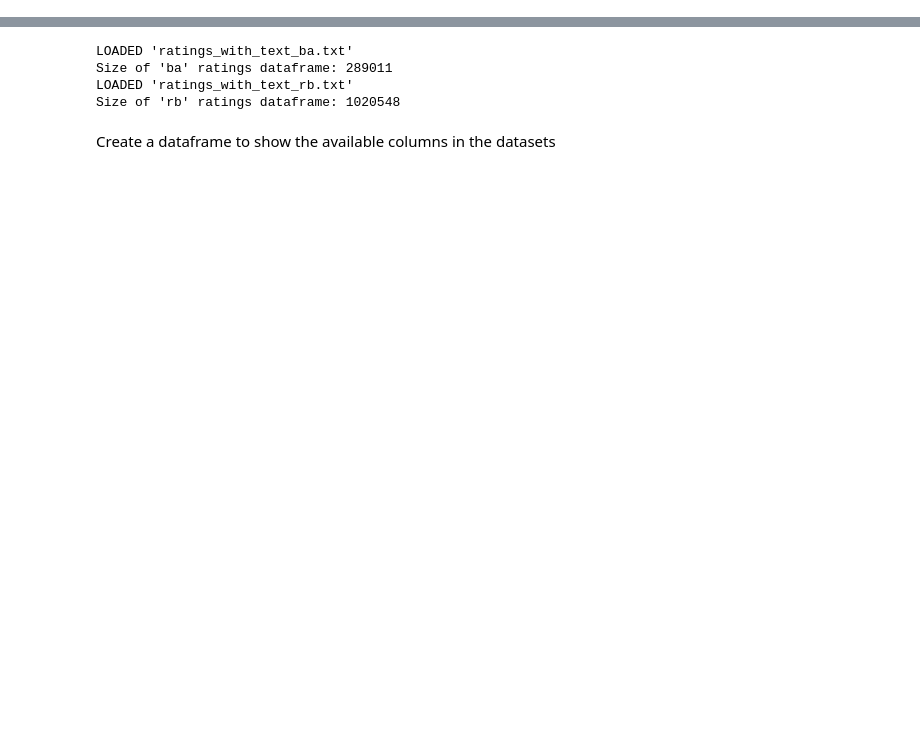
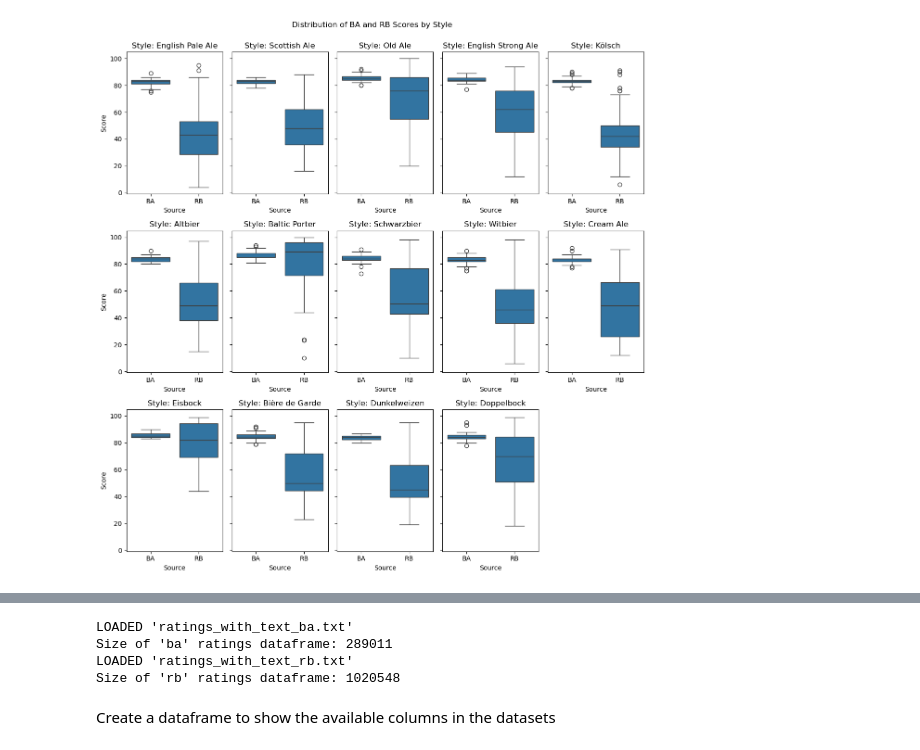
Before and after one commit to epfl-ada/ada-2024-project-kjaaanalytics, a Jupyter notebook: results.ipynb, the cells around one changed output, grey strips where cells are left out. Drawn from its saved outputs; the diff is of its cells as text; code cells hidden in the pictures; blank space fills up the shorter version.

```diff
--- a/results.ipynb
+++ b/results.ipynb
@@ -39,0 +101,23 @@ Load the needed datasets
+# %%
+##Make a new dataframe with columns style, score and source (ba or rb)
+beers_subset_df= pd.melt(beers_df_copy[['ba_score', 'ba_style', 'rb_overall_score', 'rb_style']],
+                    id_vars=['ba_style', 'rb_style'],
+                    value_vars=['ba_score', 'rb_overall_score'],
+                    var_name='source',
+                    value_name='score')
+beers_subset_df['source'] = beers_subset_df['source'].replace({'ba_score': 'BA', 'rb_overall_score': 'RB'})
+beers_subset_df['style'] = beers_subset_df.apply(lambda row: row['ba_style'] if row['source'] == 'BA' else row['rb_style'], axis=1)
+beers_subset_df = beers_subset_df.drop(columns=['ba_style', 'rb_style'])
+beers_subset_df['score'] = pd.to_numeric(beers_subset_df['score'], errors='coerce')
+beers_subset_df = beers_subset_df.dropna()
+beers_subset_df = beers_subset_df.reset_index()
+
+##Group by style and check if each style has both 'BA' and 'RB' sources and filter to keep only styles that have scores from both 'BA' and 'RB'
+styles_with_both_sources = beers_subset_df.groupby('style')['source'].nunique() == 2
+beers_subset_df = beers_subset_df[beers_subset_df['style'].isin(styles_with_both_sources[styles_with_both_sources].index)]
+display(beers_subset_df.head())
+
+##Get unique styles and count them
+unique_styles = beers_subset_df['style'].unique()
+num_styles = len(unique_styles)
+print("Number of unique styles that have scores from both website BA and RB and no NaN values is:", num_styles)
@@ -39,0 +132,20 @@ Load the needed datasets
+# %%
+## Plot the distribution of the BA and RB scores only for styles having scores form both websites
+ncols = 5
+nrows = int(np.ceil(num_styles / ncols))
+fig, axes = plt.subplots(nrows, ncols, figsize=(12, 4 * nrows), sharey=True)
+axes = axes.flatten()
+for i, style in enumerate(unique_styles):
+    sns.boxplot(data=beers_subset_df.loc[beers_subset_df['style'] == style], x='source', y='score', ax=axes[i])
+    axes[i].set_title(f"Style: {style}")
+    axes[i].set_xlabel("Source")
+    axes[i].set_ylabel("Score")
+#Hide any unused axes if num_styles is less than total subplot slots
+for j in range(i + 1, len(axes)):
+    axes[j].set_visible(False)
+
+plt.suptitle("Distribution of BA and RB Scores by Style", y=1)
+plt.tight_layout()
+plt.show()
+# %% [output]
+[figure, added]
```
Also changed, not shown: parts of 30 cells of this notebook, 1 other file.
